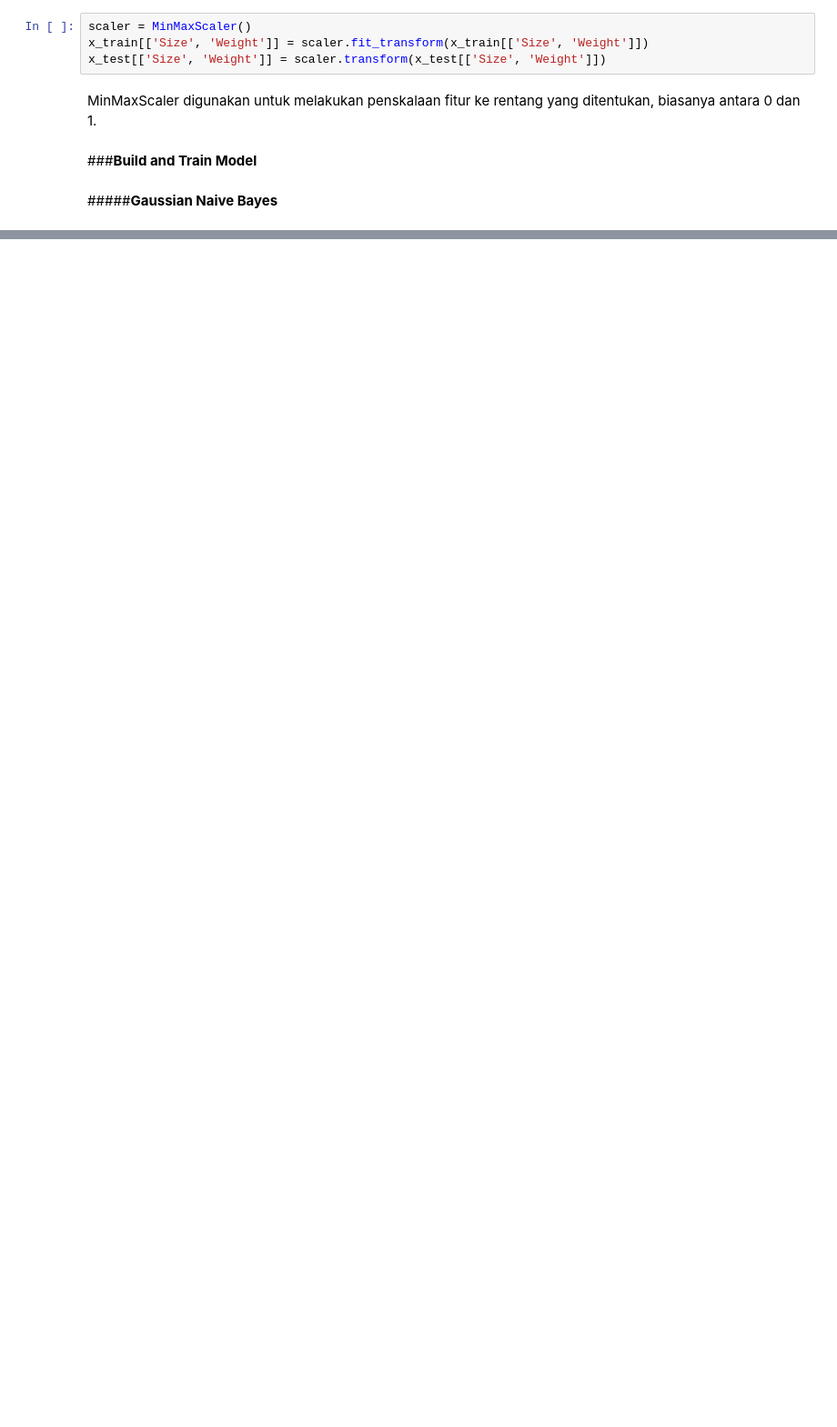
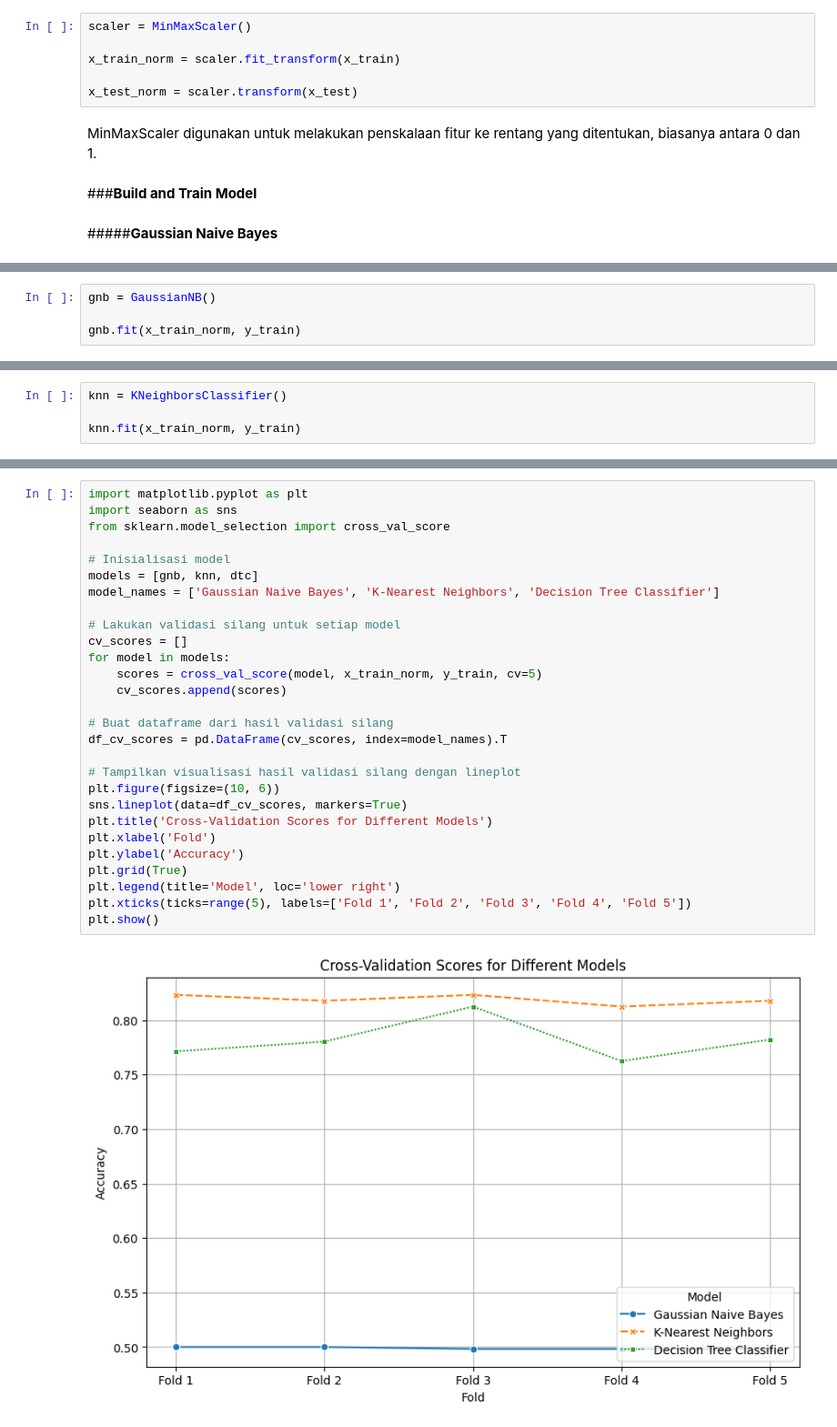
Before and after one commit to gilangalfa/Data-Mining-S4, a Jupyter notebook: Apple_Quality.ipynb, the cells around one changed output, grey strips where cells are left out. Shown at 91% size. Cells and saved outputs as stored; diff of their text form; blank space fills up the shorter version.

```diff
--- a/Apple_Quality.ipynb
+++ b/Apple_Quality.ipynb
@@ -515,8 +557,10 @@ x_train, x_test, y_train, y_test = train_test_split(x, y, test_size=0.3, random_
 #####**Normalisasi Data**
 # %%
 scaler = MinMaxScaler()
-x_train[['Size', 'Weight']] = scaler.fit_transform(x_train[['Size', 'Weight']])
-x_test[['Size', 'Weight']] = scaler.transform(x_test[['Size', 'Weight']])
+
+x_train_norm = scaler.fit_transform(x_train)
+
+x_test_norm = scaler.transform(x_test)
 # %% [markdown]
 MinMaxScaler digunakan untuk melakukan penskalaan fitur ke rentang yang ditentukan, biasanya antara 0 dan 1.
 # %% [markdown]
@@ -537,0 +570,4 @@ ValueError: Input contains NaN
+# %%
+gnb = GaussianNB()
+
+gnb.fit(x_train_norm, y_train)
@@ -537,0 +578,4 @@ ValueError: Input contains NaN
+# %%
+knn = KNeighborsClassifier()
+
+knn.fit(x_train_norm, y_train)
@@ -537,0 +672,30 @@ ValueError: Input contains NaN
+# %%
+import matplotlib.pyplot as plt
+import seaborn as sns
+from sklearn.model_selection import cross_val_score
+
+# Inisialisasi model
+models = [gnb, knn, dtc]
+model_names = ['Gaussian Naive Bayes', 'K-Nearest Neighbors', 'Decision Tree Classifier']
+
+# Lakukan validasi silang untuk setiap model
+cv_scores = []
+for model in models:
+    scores = cross_val_score(model, x_train_norm, y_train, cv=5)
+    cv_scores.append(scores)
+
+# Buat dataframe dari hasil validasi silang
+df_cv_scores = pd.DataFrame(cv_scores, index=model_names).T
+
+# Tampilkan visualisasi hasil validasi silang dengan lineplot
+plt.figure(figsize=(10, 6))
+sns.lineplot(data=df_cv_scores, markers=True)
+plt.title('Cross-Validation Scores for Different Models')
+plt.xlabel('Fold')
+plt.ylabel('Accuracy')
+plt.grid(True)
+plt.legend(title='Model', loc='lower right')
+plt.xticks(ticks=range(5), labels=['Fold 1', 'Fold 2', 'Fold 3', 'Fold 4', 'Fold 5'])
+plt.show()
+# %% [output]
+[figure, added]
```
Also changed, not shown: parts of 29 cells of this notebook.
